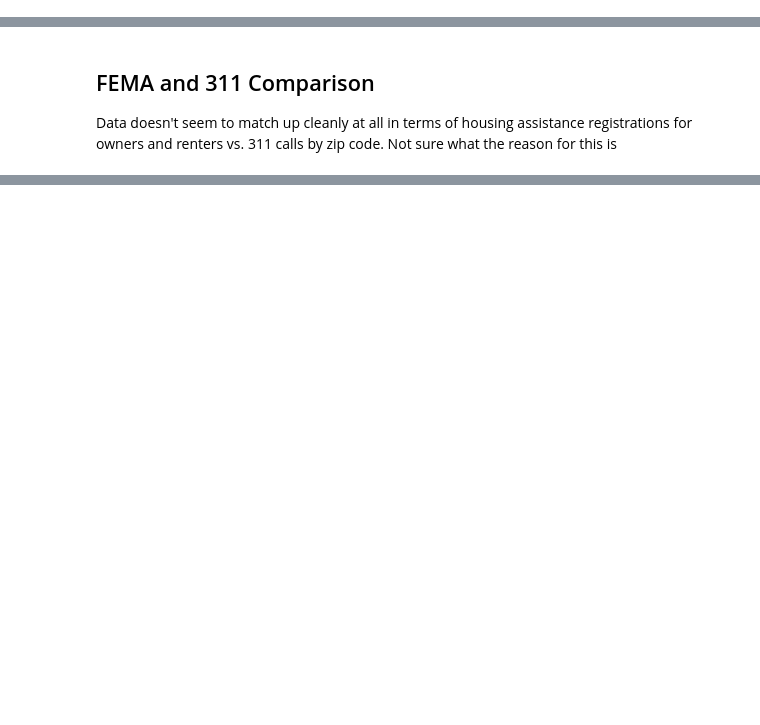
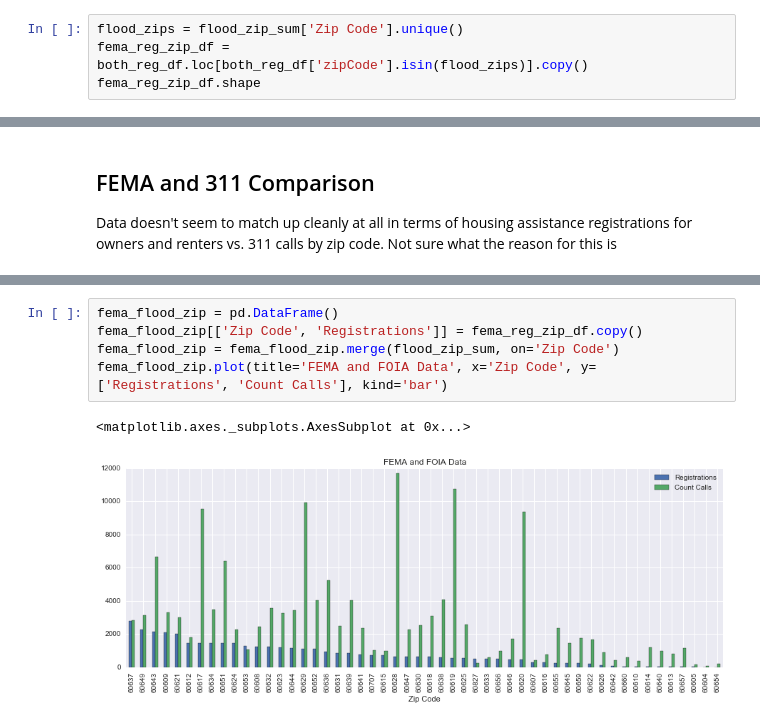
Before and after one commit to NORCatUofC/rain, a Jupyter notebook: flooding/FEMA and 311 Calls by Zip.ipynb, the cells around one changed output, grey strips where cells are left out. Drawn from its saved outputs; the diff is of its cells as text; blank space fills up the shorter version.

Commit message:
update 311 calls with plot

```diff
--- a/flooding/FEMA and 311 Calls by Zip.ipynb
+++ b/flooding/FEMA and 311 Calls by Zip.ipynb
@@ -103,3 +103,7 @@ flood_zip_sum.head()
 | 28 | 60629 | 9902.0 |
 | 17 | 60617 | 9526.0 |
 | 20 | 60620 | 9362.0 |
+# %%
+flood_zips = flood_zip_sum['Zip Code'].unique()
+fema_reg_zip_df = both_reg_df.loc[both_reg_df['zipCode'].isin(flood_zips)].copy()
+fema_reg_zip_df.shape
@@ -115,3 +121,11 @@ flood_zip_sum[:20].plot(title='FOIA Data', ax=axs[1], kind='bar',x='Zip Code',y=
 # %% [output]
 <matplotlib.axes._subplots.AxesSubplot at 0x...>
 [figure]
+# %%
+fema_flood_zip = pd.DataFrame()
+fema_flood_zip[['Zip Code', 'Registrations']] = fema_reg_zip_df.copy()
+fema_flood_zip = fema_flood_zip.merge(flood_zip_sum, on='Zip Code')
+fema_flood_zip.plot(title='FEMA and FOIA Data', x='Zip Code', y=['Registrations', 'Count Calls'], kind='bar')
+# %% [output]
+<matplotlib.axes._subplots.AxesSubplot at 0x...>
+[figure, added]
```
Also changed, not shown: parts of 2 cells of this notebook.
